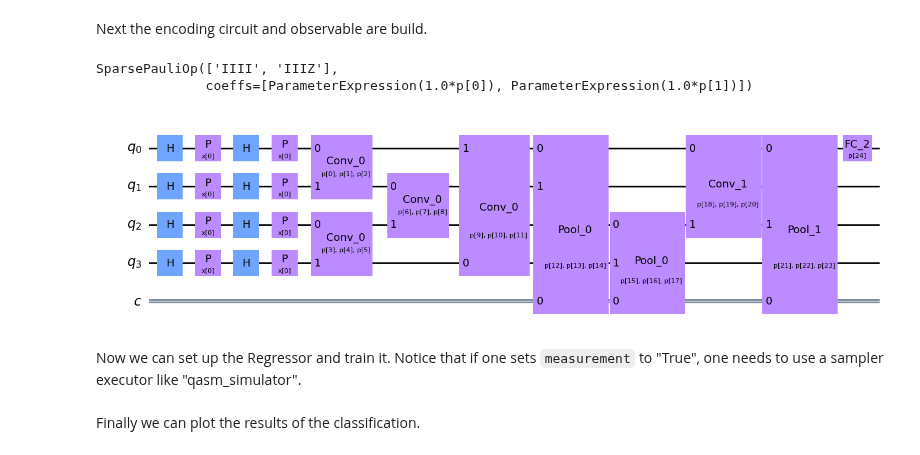
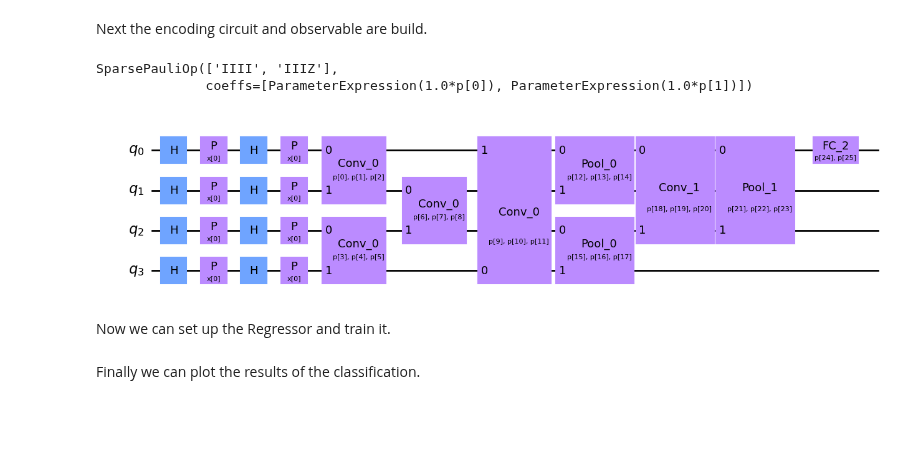
Before and after one commit to sQUlearn/squlearn, a Jupyter notebook: examples/qnn/example_qcnn_encoding_circuit.ipynb, the cells around one changed output. Drawn from its saved outputs; the diff is of its cells as text; code cells hidden in the pictures; blank space fills up the shorter version.

Commit message:
Adjusted example to new default circuit and removed measurement for speedup

```diff
--- a/examples/qnn/example_qcnn_encoding_circuit.ipynb
+++ b/examples/qnn/example_qcnn_encoding_circuit.ipynb
@@ -109,16 +109,16 @@ Next the encoding circuit and observable are build.
 # %%
 qc = QCNNEncodingCircuit(4, 1)
 qc.convolution()
-qc.pooling(measurement=True)
+qc.pooling()
 qc.repeat_layers()
 qc.fully_connected()
 
 ob = qc.QCNNObservable()
 print(ob)
 qc.draw("mpl")
 # %% [output]
 SparsePauliOp(['IIII', 'IIIZ'],
               coeffs=[ParameterExpression(1.0*p[0]), ParameterExpression(1.0*p[1])])
-[figure, old version]
+[figure, new version]
 # %% [markdown]
-Now we can set up the Regressor and train it. Notice that if one sets `measurement` to "True", one needs to use a sampler executor like "qasm_simulator".
+Now we can set up the Regressor and train it.
```
Also changed, not shown: parts of 7 cells of this notebook.
